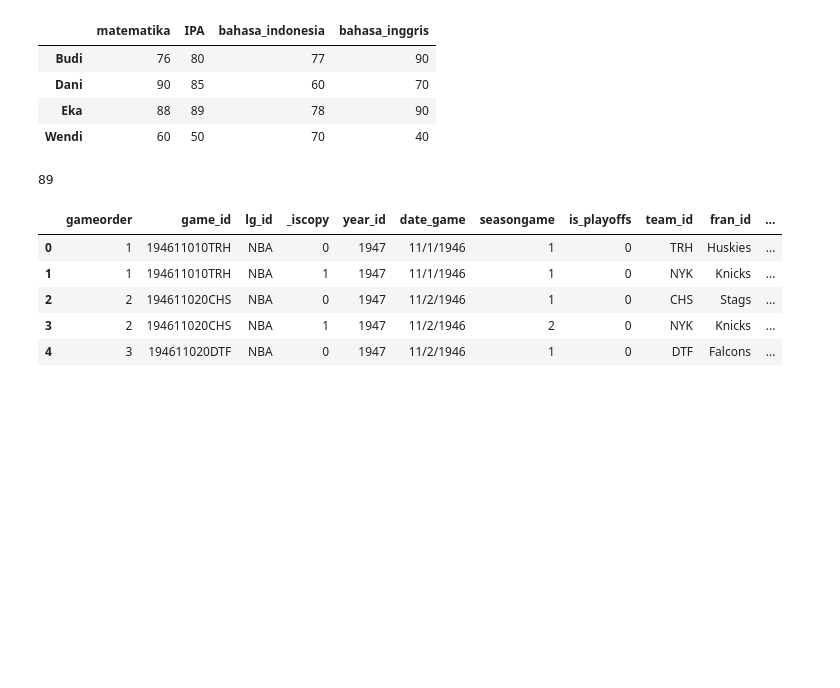
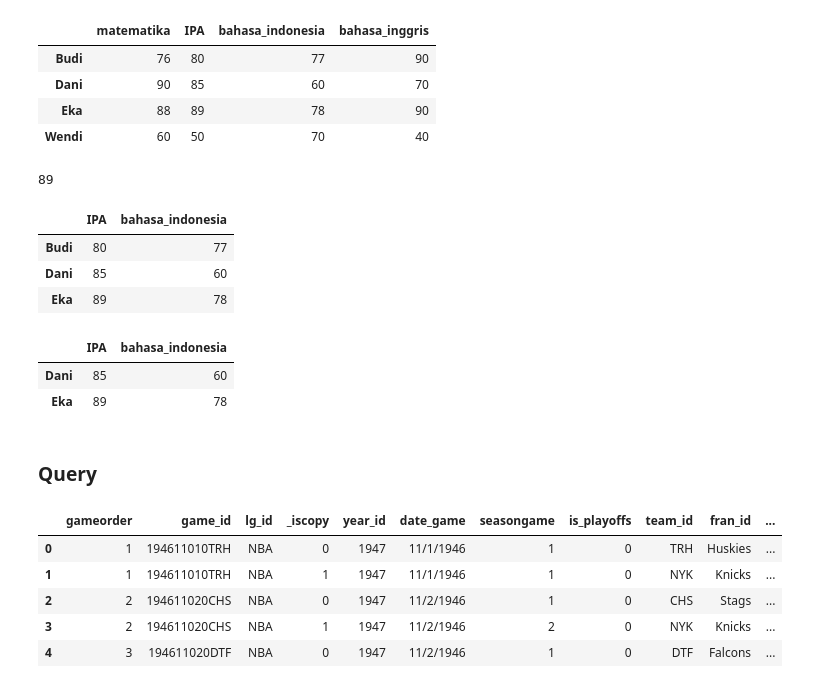
Before and after one commit to ikanurfitriani/H8_10, a Jupyter notebook: pertemuan-5/sesi_5.ipynb, the cells around one changed output. Cells and saved outputs as stored; diff of their text form; code cells hidden in the pictures; blank space fills up the shorter version.

```diff
--- a/pertemuan-5/sesi_5.ipynb
+++ b/pertemuan-5/sesi_5.ipynb
@@ -325,5 +337,20 @@ df.iloc[2,1]
 # %% [output]
 89
+# %%
+df.loc['Budi':"Eka", "IPA":"bahasa_indonesia"]
+# %% [output]
+|  | IPA | bahasa_indonesia |
+| Budi | 80 | 77 |
+| Dani | 85 | 60 |
+| Eka | 89 | 78 |
+# %%
+df.iloc[1:3, 1:3]
+# %% [output]
+|  | IPA | bahasa_indonesia |
+| Dani | 85 | 60 |
+| Eka | 89 | 78 |
+# %% [markdown]
+### Query
 # %%
 df = pd.read_csv("nbaallelo.csv")
 df.head()
```
Also changed, not shown: parts of 14 cells of this notebook.
